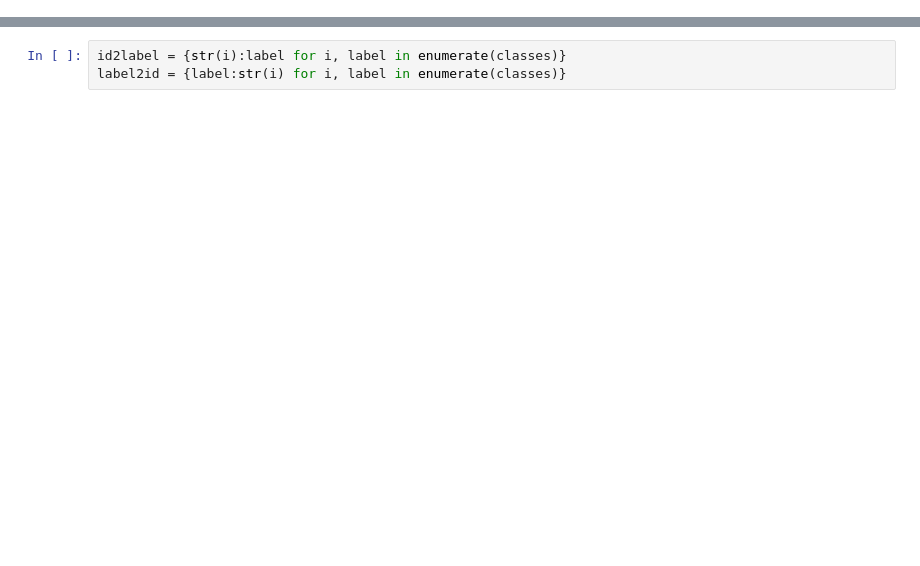
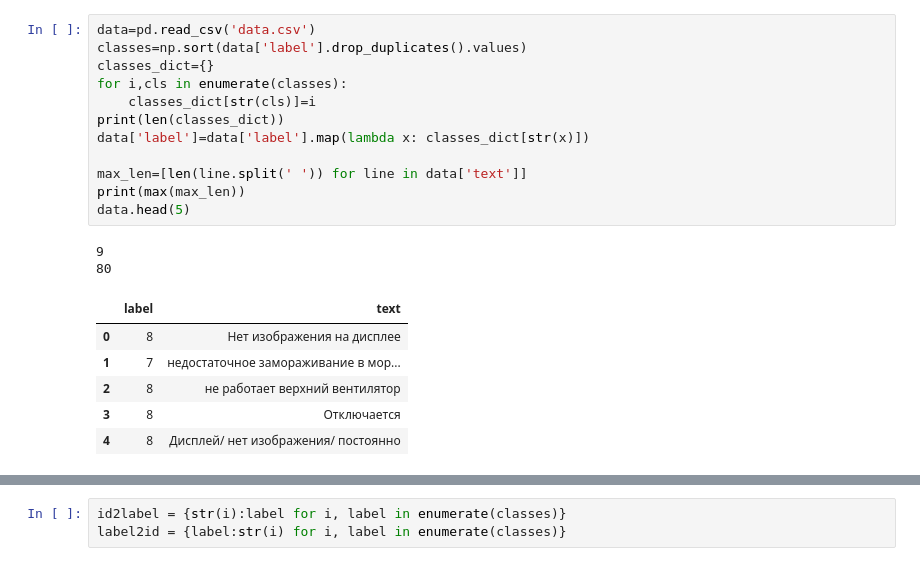
Before and after one commit to dkagramanyan/Text_visualize_classify, a Jupyter notebook: text_classify.ipynb, the cells around one changed output, grey strips where cells are left out. Saved outputs shown, nothing was run; the diff lists cells and outputs as text; blank space fills up the shorter version.

```diff
--- a/text_classify.ipynb
+++ b/text_classify.ipynb
@@ -30 +45,22 @@ data.describe()
+# %%
+data=pd.read_csv('data.csv')
+classes=np.sort(data['label'].drop_duplicates().values)
+classes_dict={}
+for i,cls in enumerate(classes):
+    classes_dict[str(cls)]=i
+print(len(classes_dict))
+data['label']=data['label'].map(lambda x: classes_dict[str(x)])
+
+max_len=[len(line.split(' ')) for line in data['text']]
+print(max(max_len))
+data.head(5)
+# %% [output]
+9
+80
+|  | label | text |
+| 0 | 8 | Нет изображения на дисплее |
+| 1 | 7 | недостаточное замораживание в мор... |
+| 2 | 8 | не работает верхний вентилятор |
+| 3 | 8 | Отключается |
+| 4 | 8 | Дисплей/ нет изображения/ постоянно |
 # %%
```
Also changed, not shown: parts of 15 cells of this notebook, 1 other file.
